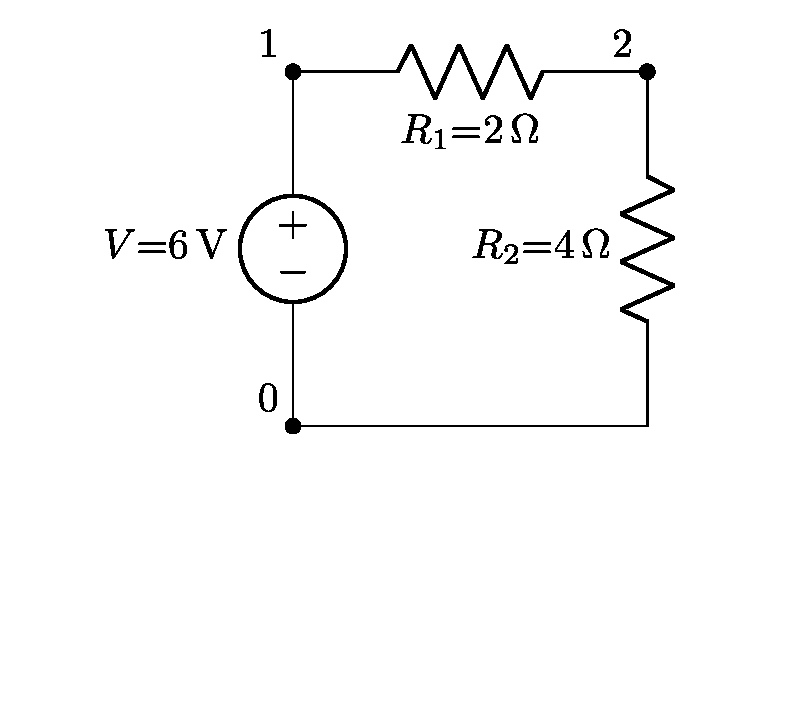
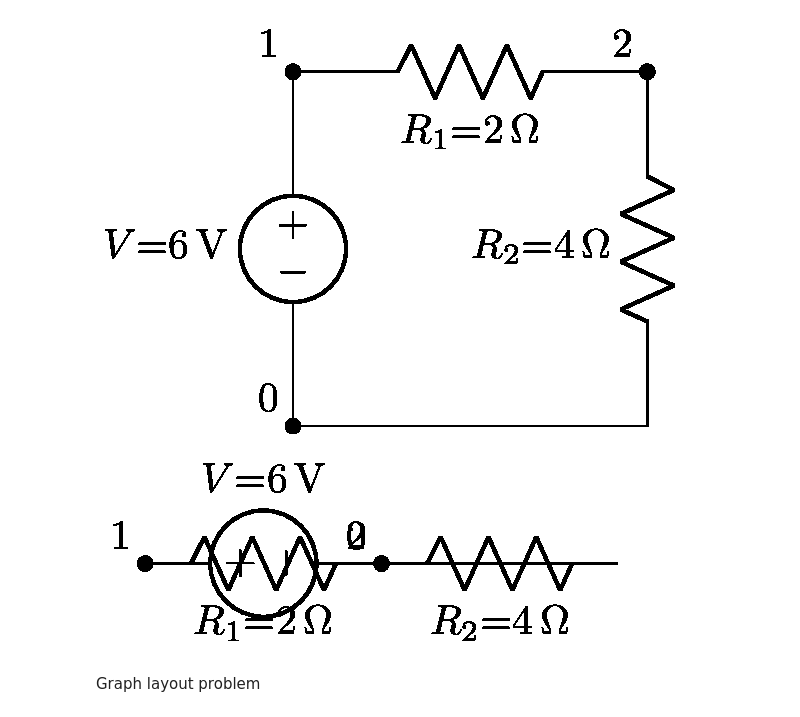
Before and after one commit to philzook58/philzook58.github.io, a Jupyter notebook: _drafts/circuit.ipynb, the cells around one changed output. Cells and saved outputs as stored; diff of their text form; code cells hidden in the pictures; blank space fills up the shorter version.

```diff
--- a/_drafts/circuit.ipynb
+++ b/_drafts/circuit.ipynb
@@ -287,3 +290,15 @@ def draw(a):
 draw(a)
 # %% [output]
 [figure]
+# %%
+a = Circuit("""
+V 1 0 6;
+R1 1 2 2;
+R2 2 0_2 4;
+W 0 0_2; """)
+draw(a)
+# ok. hints necessary. Hmm.
+# %% [output]
+[figure, added]
+# %% [markdown]
+Graph layout problem
```
Also changed, not shown: parts of 2 cells of this notebook, 5 other files.
